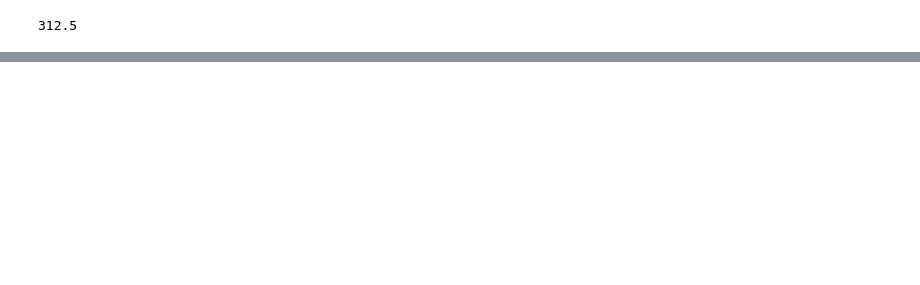
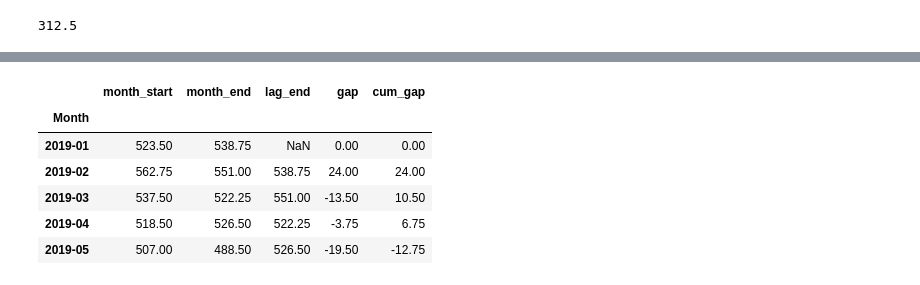
Before and after one commit to HJIzt/futures_assignment, a Jupyter notebook: palm_futures_part_b_setup.ipynb, the cells around one changed output, grey strips where cells are left out. Cells and saved outputs as stored; diff of their text form; code cells hidden in the pictures; blank space fills up the shorter version.

```diff
--- a/palm_futures_part_b_setup.ipynb
+++ b/palm_futures_part_b_setup.ipynb
@@ -203,0 +193,20 @@ month_firsts
+# %%
+# create month gap by subtracting row i ending value from row i+1 starting value
+month_gap["gap"] = month_gap["month_start"] - month_gap["lag_end"]
+
+# first `lag_end` value is NaN, so I'm replacing with 0
+month_gap.at[month_gap.index[0], "gap"] = 0
+
+# create cumulative month gap
+month_gap["cum_gap"] = month_gap["gap"].cumsum()
+
+# print head
+month_gap.head()
+# %% [output]
+|  | month_start | month_end | lag_end | gap | cum_gap |
+| Month |  |  |  |  |  |
+| 2019-01 | 523.50 | 538.75 | NaN | 0.00 | 0.00 |
+| 2019-02 | 562.75 | 551.00 | 538.75 | 24.00 | 24.00 |
+| 2019-03 | 537.50 | 522.25 | 551.00 | -13.50 | 10.50 |
+| 2019-04 | 518.50 | 526.50 | 522.25 | -3.75 | 6.75 |
+| 2019-05 | 507.00 | 488.50 | 526.50 | -19.50 | -12.75 |
```
Also changed, not shown: parts of 29 cells of this notebook.
